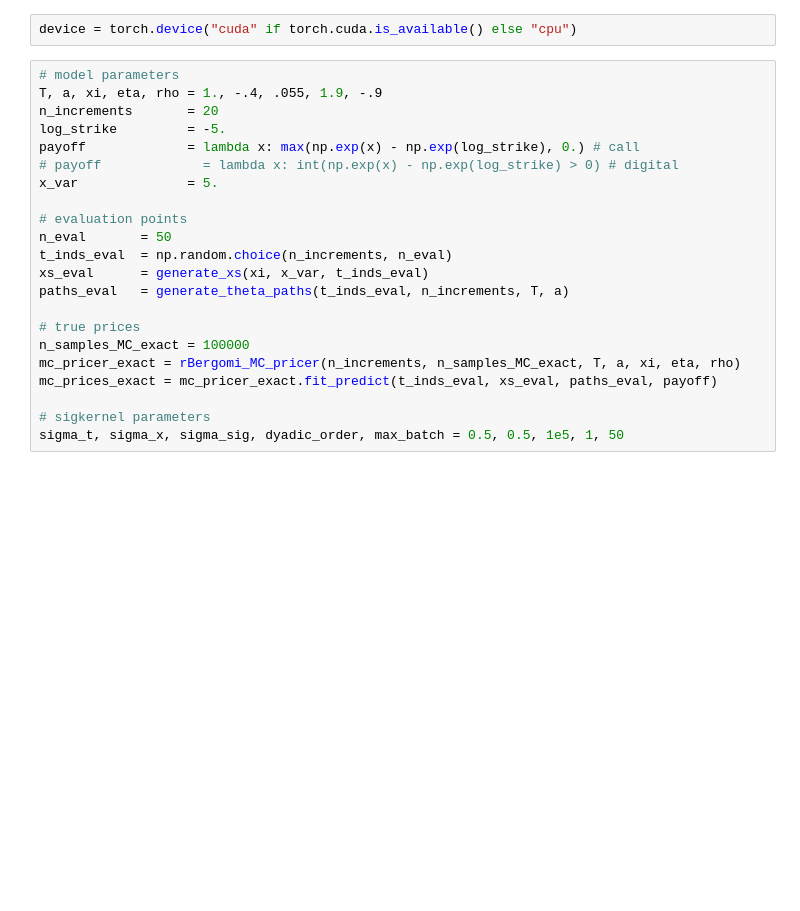
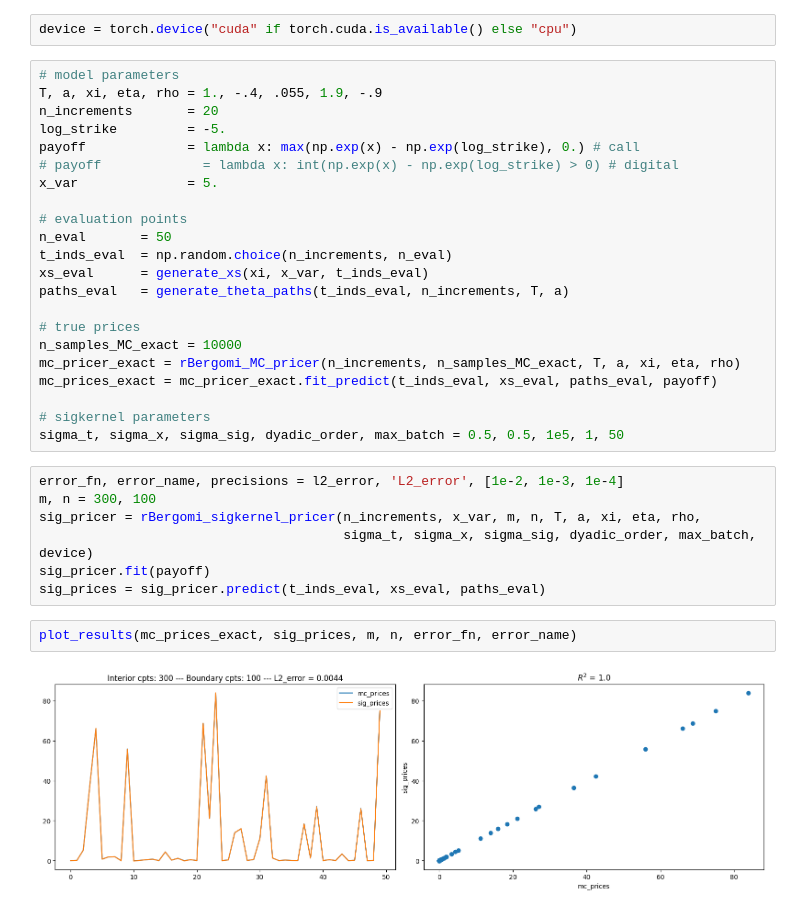
Before and after one commit to yousif-alnaimi/sigoptim, a Jupyter notebook: ppdes/rbergomi_ppde.ipynb, the cells around one changed output. Cells and saved outputs as stored; diff of their text form; blank space fills up the shorter version.

```diff
--- a/ppdes/rbergomi_ppde.ipynb
+++ b/ppdes/rbergomi_ppde.ipynb
@@ -31,12 +31,23 @@ xs_eval      = generate_xs(xi, x_var, t_inds_eval)
 paths_eval   = generate_theta_paths(t_inds_eval, n_increments, T, a)
 
 # true prices
-n_samples_MC_exact = 100000
+n_samples_MC_exact = 10000
 mc_pricer_exact = rBergomi_MC_pricer(n_increments, n_samples_MC_exact, T, a, xi, eta, rho)
 mc_prices_exact = mc_pricer_exact.fit_predict(t_inds_eval, xs_eval, paths_eval, payoff)
 
 # sigkernel parameters
 sigma_t, sigma_x, sigma_sig, dyadic_order, max_batch = 0.5, 0.5, 1e5, 1, 50
+# %%
+error_fn, error_name, precisions = l2_error, 'L2_error', [1e-2, 1e-3, 1e-4]
+m, n = 300, 100
+sig_pricer = rBergomi_sigkernel_pricer(n_increments, x_var, m, n, T, a, xi, eta, rho,
+                                       sigma_t, sigma_x, sigma_sig, dyadic_order, max_batch, device)
+sig_pricer.fit(payoff)
+sig_prices = sig_pricer.predict(t_inds_eval, xs_eval, paths_eval)
+# %%
+plot_results(mc_prices_exact, sig_prices, m, n, error_fn, error_name)
+# %% [output]
+[figure, added]
 # %%
 # error_fn, error_name, precisions = l2_error, 'L2_error', [1e-2, 1e-3, 1e-4]
 error_fn, error_name, precisions = linf_error, 'Linf_error', [1e-1]
```
Also changed, not shown: parts of 2 cells of this notebook, 3 other files.
